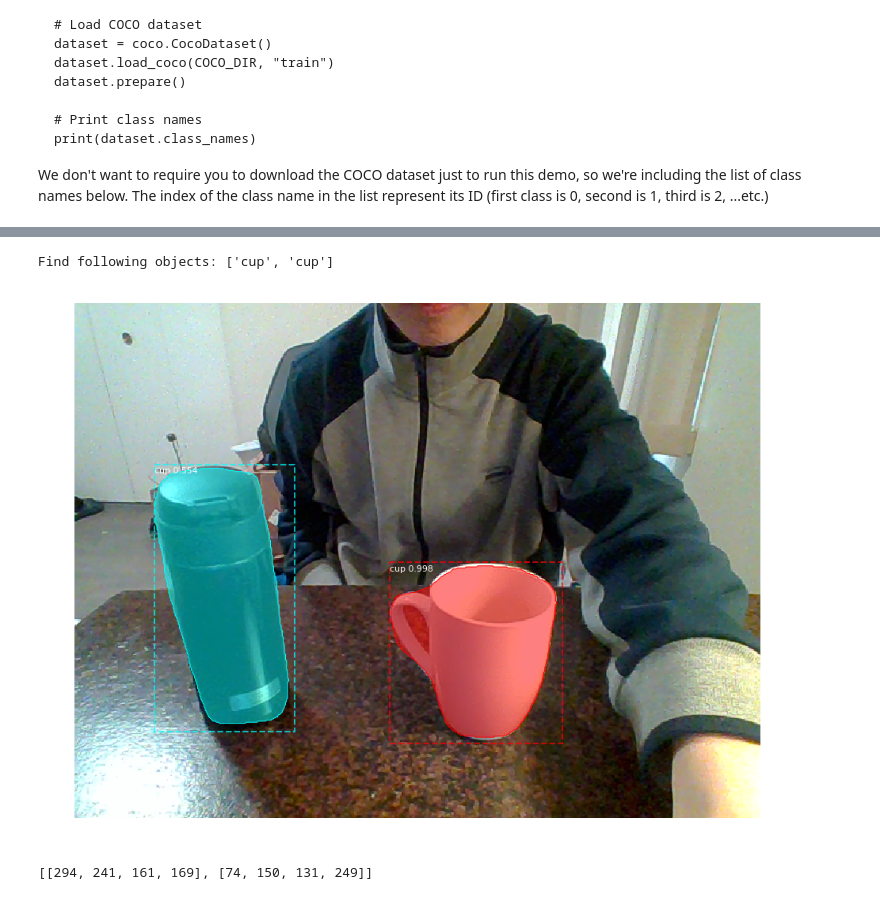
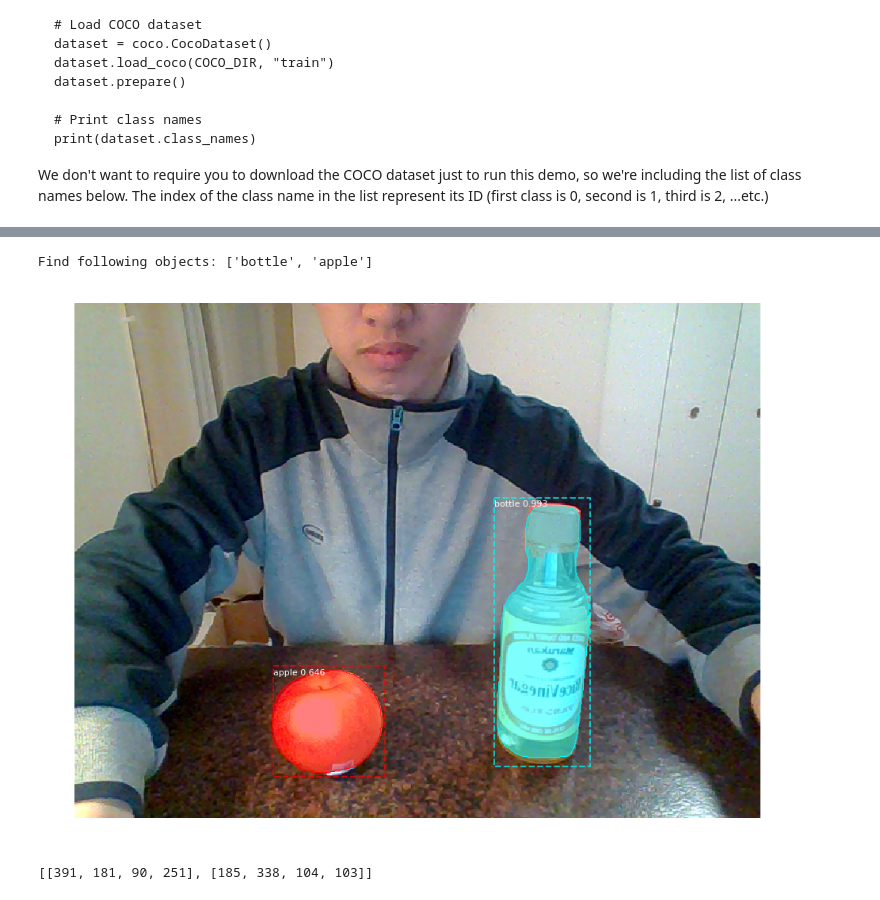
Before and after one commit to felixchenfy/Detect-Hand-Grasping-Object, a Jupyter notebook: demo_maskrcnn.ipynb, the cells around one changed output, grey strips where cells are left out. Saved outputs shown, nothing was run; the diff lists cells and outputs as text; code cells hidden in the pictures.

```diff
--- a/demo_maskrcnn.ipynb
+++ b/demo_maskrcnn.ipynb
@@ -139,6 +139,6 @@ class_names = ['BG', 'person', 'bicycle', 'car', 'motorcycle', 'airplane',
 # %%
 IMAGE_DIR = "/home/qiancheng/DISK/feiyu/TrainYolo/data_yolo/video_bottle/images"
 IMAGE_DIR = "/home/qiancheng/DISK/feiyu/TrainYolo/data_yolo/video_meter/images"
-IMAGE_DIR = "/home/qiancheng/DISK/feiyu/esti6d/images"
+IMAGE_DIR = "/home/qiancheng/DISK/feiyu/Detect-Hand-Grasping-Object/images"
 print(IMAGE_DIR)
 # %% [output]
@@ -170,7 +170,7 @@ def get_attributes_of_target_objects(result, target_objects):
 
 
 def find_desired_objects(results):
-    target_objects =  ["cup", "bottle"]
+    target_objects =  ["cup", "bottle",'apple','banana','bowl']
     objects_info = get_attributes_of_target_objects(results[0], target_objects)
 
     if objects_info is None:
@@ -200,3 +200,24 @@ def detect_objects_by_MaskRCNN(image):
 
 def main():
     pass
+# %%
+import cv2, time
+import matplotlib.pyplot as plt
+%matplotlib inline
+if 1:
+    cap = cv2.VideoCapture(0)
+    i=0
+    while(True):
+        # Capture frame-by-frame
+        ret, imgsrc = cap.read()
+        if ret:
+            i+=1
+        else:
+            time.sleep(0.01)
+        if i==10:
+            break
+    image=cv2.cvtColor(imgsrc, cv2.COLOR_BGR2RGB)
+    image = np.fliplr(image)
+    cap.release()
+    plt.imshow(image)
+    plt.show()
@@ -203,28 +226,28 @@ def main():
 # %%
 def load_an_image():
     if 0:
         # Load a random image from the images folder
         file_names = next(os.walk(IMAGE_DIR))[2]
         image = skimage.io.imread(os.path.join(IMAGE_DIR, random.choice(file_names)))
         # plt.imshow(image)
     else:
         image_name = os.path.join(IMAGE_DIR, '00001.png')
         image = skimage.io.imread(image_name)
     return image
 
 # Run detection
-image = load_an_image()
+# image = load_an_image()
 results = model_MaskRCNN.detect([image], verbose=0)
 
 # Visualize results
 # r = results[0]
 # visualize.display_instances(image, r['rois'], r['masks'], r['class_ids'],
 #                             class_names, r['scores'])
 
 bboxes = find_desired_objects(results)
 # %% [output]
-Find following objects: ['cup', 'cup']
+Find following objects: ['bottle', 'apple']
-[figure, old version]
+[figure, new version]
 # %%
 def change_bboxes_coordinate(bboxes):
     # From: row0, col0, row1, col1
@@ -237,7 +260,7 @@ def change_bboxes_coordinate(bboxes):
 bboxes_n =  change_bboxes_coordinate(bboxes)
 print(bboxes_n)
 # %% [output]
-[[294, 241, 161, 169], [74, 150, 131, 249]]
+[[391, 181, 90, 251], [185, 338, 104, 103]]
 # %%
 filename_to_write_boxes_pos = "boxes_pos.txt"
 import simplejson
```
Also changed, not shown: parts of 2 cells of this notebook, 10 other files.
